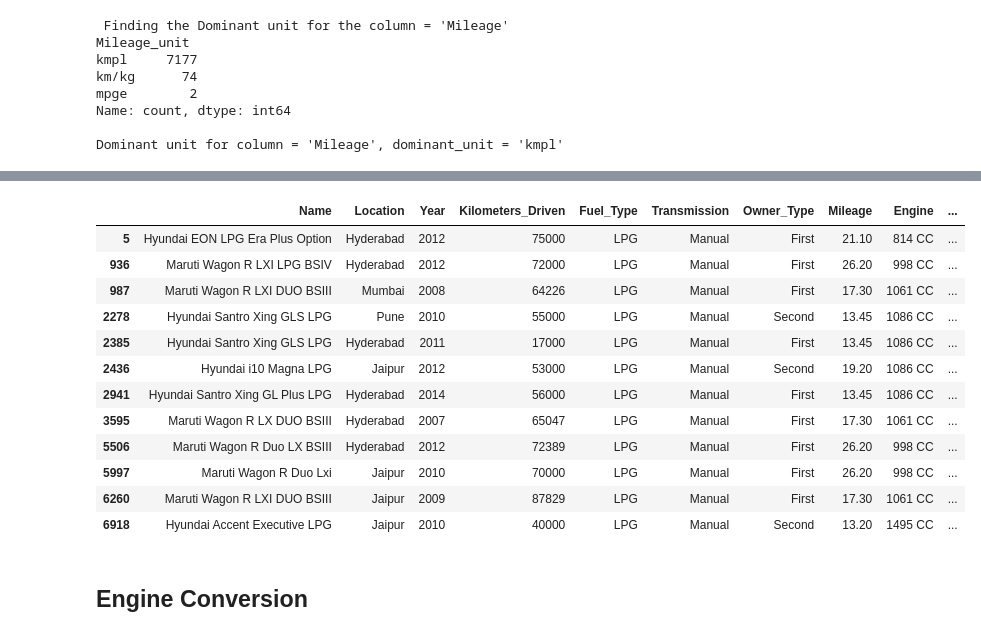
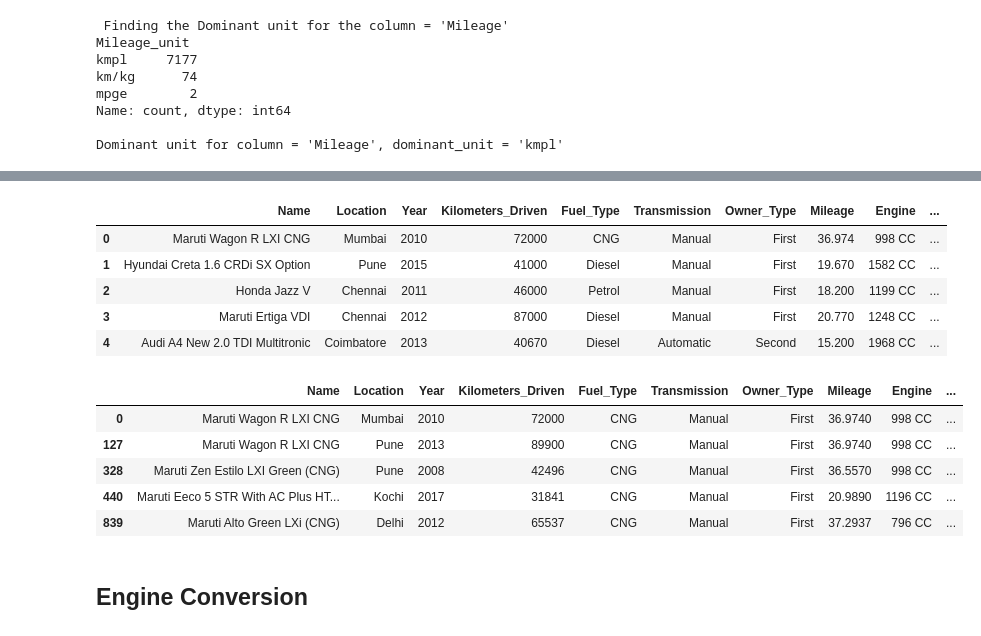
Before and after one commit to anjali-ojha/data-mining, a Jupyter notebook: assignment-1/assignment1.ipynb, the cells around one changed output, grey strips where cells are left out. Saved outputs shown, nothing was run; the diff lists cells and outputs as text; code cells hidden in the pictures.

```diff
--- a/assignment-1/assignment1.ipynb
+++ b/assignment-1/assignment1.ipynb
@@ -208,19 +148,60 @@ df
+# %%
+conversion_factors = {
+    'mpg': {
+        'mpg': 1.0,         # Miles per gallon to itself
+        'mpge': 1.0,        # Miles per gallon equivalent to MPG
+        'kmpl': 1 / 0.425144,   # KMPL to MPG
+        'km/kg': 1 / (0.425144 / 1.39)  # KM/kg to MPG
+    },
+    'mpge': {
+        'mpg': 1.0,         # MPG to MPGe
+        'mpge': 1.0,        # MPGe to itself
+        'kmpl': 1 / 0.425144,   # KMPL to MPGe
+        'km/kg': 1 / (0.425144 / 1.39)  # KM/kg to MPGe
+    },
+    'kmpl': {
+        'mpg': 0.425144,    # MPG to KMPL
+        'mpge': 0.425144,   # MPGe to KMPL
+        'kmpl': 1.0,        # KMPL to itself
+        'km/kg': 1.39        # KM/kg to KMPL
+    },
+    'km/kg': {
+        'mpg': 0.425144 / 1.39,  # MPG to KM/kg
+        'mpge': 0.425144 / 1.39, # MPGe to KM/kg
+        'kmpl': 1 / 1.39,    # KMPL to KM/kg
+        'km/kg': 1.0          # KM/kg to itself
+    }
+}
+
+
+def convert_mileage(value, dominant_unit):
+    try:
+        mileage = float(value.split()[0])
+        unit = value.strip().split()[-1].lower()
+        return mileage * conversion_factors[dominant_unit][unit]
+    except (ValueError, AttributeError) as e:
+        return np.nan
+
+
+
+df['Mileage'] = df['Mileage'].apply(lambda x: convert_mileage(x, dominant_milage_unit))
+df.head()
+# %% [output]
+|  | Name | Location | Year | Kilometers_Driven | Fuel_Type | Transmission | Owner_Type | Mileage | Engine | ... |
+| 0 | Maruti Wagon R LXI CNG | Mumbai | 2010 | 72000 | CNG | Manual | First | 36.974 | 998 CC | ... |
+| 1 | Hyundai Creta 1.6 CRDi SX Option | Pune | 2015 | 41000 | Diesel | Manual | First | 19.670 | 1582 CC | ... |
+| 2 | Honda Jazz V | Chennai | 2011 | 46000 | Petrol | Manual | First | 18.200 | 1199 CC | ... |
+| 3 | Maruti Ertiga VDI | Chennai | 2012 | 87000 | Diesel | Manual | First | 20.770 | 1248 CC | ... |
+| 4 | Audi A4 New 2.0 TDI Multitronic | Coimbatore | 2013 | 40670 | Diesel | Automatic | Second | 15.200 | 1968 CC | ... |
 # %%
-df[df['Fuel_Type'] == 'LPG']
+df[df['Fuel_Type'] == 'CNG'].head()
 # %% [output]
 |  | Name | Location | Year | Kilometers_Driven | Fuel_Type | Transmission | Owner_Type | Mileage | Engine | ... |
-| 5 | Hyundai EON LPG Era Plus Option | Hyderabad | 2012 | 75000 | LPG | Manual | First | 21.10 | 814 CC | ... |
-| 936 | Maruti Wagon R LXI LPG BSIV | Hyderabad | 2012 | 72000 | LPG | Manual | First | 26.20 | 998 CC | ... |
-| 987 | Maruti Wagon R LXI DUO BSIII | Mumbai | 2008 | 64226 | LPG | Manual | First | 17.30 | 1061 CC | ... |
-| 2278 | Hyundai Santro Xing GLS LPG | Pune | 2010 | 55000 | LPG | Manual | Second | 13.45 | 1086 CC | ... |
-| 2385 | Hyundai Santro Xing GLS LPG | Hyderabad | 2011 | 17000 | LPG | Manual | First | 13.45 | 1086 CC | ... |
-| 2436 | Hyundai i10 Magna LPG | Jaipur | 2012 | 53000 | LPG | Manual | Second | 19.20 | 1086 CC | ... |
-| 2941 | Hyundai Santro Xing GL Plus LPG | Hyderabad | 2014 | 56000 | LPG | Manual | First | 13.45 | 1086 CC | ... |
-| 3595 | Maruti Wagon R LX DUO BSIII | Hyderabad | 2007 | 65047 | LPG | Manual | First | 17.30 | 1061 CC | ... |
-| 5506 | Maruti Wagon R Duo LX BSIII | Hyderabad | 2012 | 72389 | LPG | Manual | First | 26.20 | 998 CC | ... |
-| 5997 | Maruti Wagon R Duo Lxi | Jaipur | 2010 | 70000 | LPG | Manual | First | 26.20 | 998 CC | ... |
-| 6260 | Maruti Wagon R LXI DUO BSIII | Jaipur | 2009 | 87829 | LPG | Manual | First | 17.30 | 1061 CC | ... |
-| 6918 | Hyundai Accent Executive LPG | Jaipur | 2010 | 40000 | LPG | Manual | Second | 13.20 | 1495 CC | ... |
+| 0 | Maruti Wagon R LXI CNG | Mumbai | 2010 | 72000 | CNG | Manual | First | 36.9740 | 998 CC | ... |
+| 127 | Maruti Wagon R LXI CNG | Pune | 2013 | 89900 | CNG | Manual | First | 36.9740 | 998 CC | ... |
+| 328 | Maruti Zen Estilo LXI Green (CNG) | Pune | 2008 | 42496 | CNG | Manual | First | 36.5570 | 998 CC | ... |
+| 440 | Maruti Eeco 5 STR With AC Plus HT... | Kochi | 2017 | 31841 | CNG | Manual | First | 20.9890 | 1196 CC | ... |
+| 839 | Maruti Alto Green LXi (CNG) | Delhi | 2012 | 65537 | CNG | Manual | First | 37.2937 | 796 CC | ... |
 # %% [markdown]
 ## Engine Conversion
 # %%
```
Also changed, not shown: parts of 27 cells of this notebook, 1 other file.
